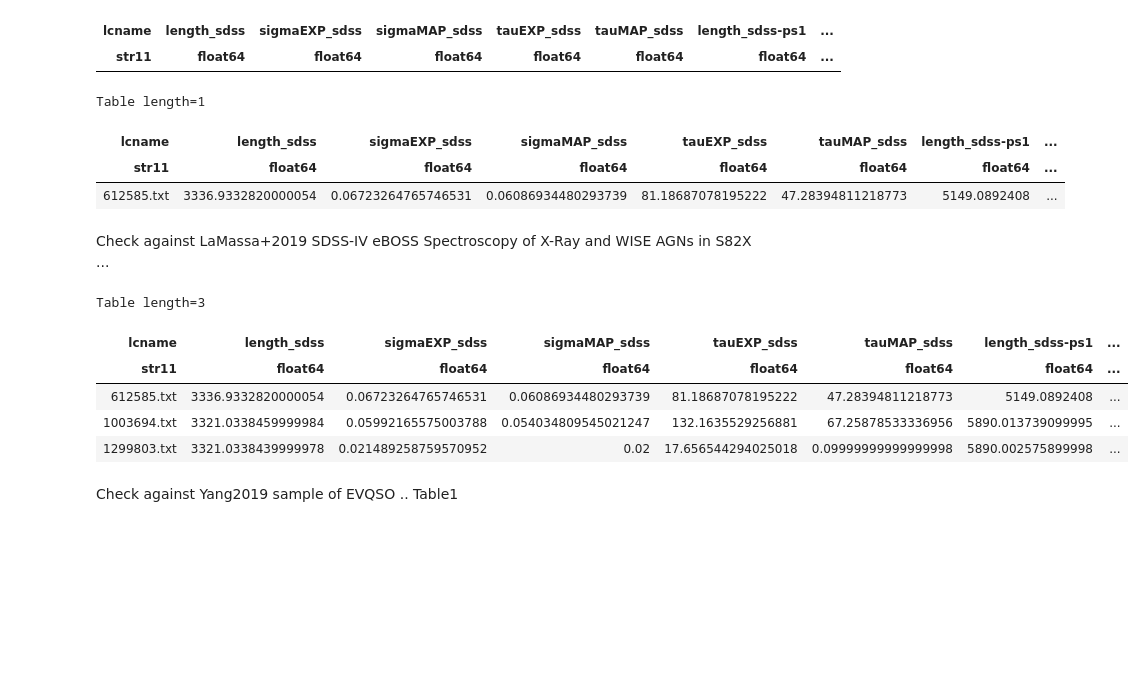
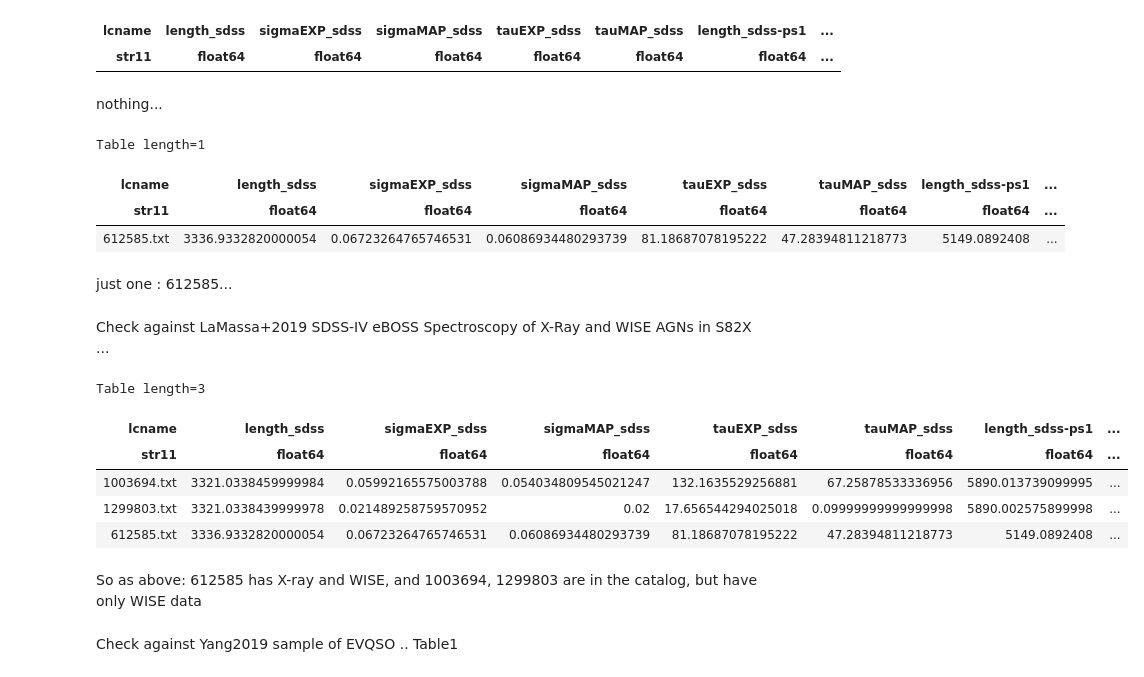
Before and after one commit to suberlak/PS1_SDSS_CRTS, a Jupyter notebook: code2/Explore_SDSS_PS1_lightcurves.ipynb, the cells around one changed output. Drawn from its saved outputs; the diff is of its cells as text; code cells hidden in the pictures; blank space fills up the shorter version.

```diff
--- a/code2/Explore_SDSS_PS1_lightcurves.ipynb
+++ b/code2/Explore_SDSS_PS1_lightcurves.ipynb
@@ -2021,6 +2176,8 @@ data_clqso_xmm1[m]
 Table length=0
 | lcname | length_sdss | sigmaEXP_sdss | sigmaMAP_sdss | tauEXP_sdss | tauMAP_sdss | length_sdss-ps1 | ... |
 | str11 | float64 | float64 | float64 | float64 | float64 | float64 | ... |
+# %% [markdown]
+nothing...
 # %%
 xmm2 = Table.read('/Users/chris/Downloads/XMM_multiwavelength_cat_ao13.fits',
                  format='fits')
@@ -2043,31 +2200,35 @@ Table length=1
 | lcname | length_sdss | sigmaEXP_sdss | sigmaMAP_sdss | tauEXP_sdss | tauMAP_sdss | length_sdss-ps1 | ... |
 | str11 | float64 | float64 | float64 | float64 | float64 | float64 | ... |
 | 612585.txt | 3336.9332820000054 | 0.06723264765746531 | 0.06086934480293739 | 81.18687078195222 | 47.28394811218773 | 5149.0892408 | ... |
+# %% [markdown]
+just one : 612585...
 # %% [markdown]
 Check against LaMassa+2019  SDSS-IV eBOSS Spectroscopy of X-Ray and WISE AGNs in S82X ...
 # %%
 s82x = Table.read('/Users/chris/Downloads/s82x_eboss_catalog_submitted.fits',
                   format='fits')
 
-cat1 = SkyCoord(ra=data_clqso['RA']*u.degree, dec=data_clqso['DEC']*u.degree)
+cat1 = SkyCoord(ra=d['RA']*u.degree, dec=d['DEC']*u.degree)
 cat2 = SkyCoord(ra=s82x['SDSS_RA']*u.degree,dec=s82x['SDSS_Dec']*u.degree,
                        frame='icrs')
 
 idx, sep2d, dist3d = cat1.match_to_catalog_sky(cat2)
 
-data_clqso_s82x= hstack([data_clqso,s82x[idx]])
+data_clqso_s82x= hstack([d,s82x[idx]])
 data_clqso_s82x['sep2d_asec'] = sep2d.arcsec
 
 # select those that have a match within eg. 10 asec ...
-m = data_clqso_s82x['sep2d_asec'] < 20
+m = data_clqso_s82x['sep2d_asec'] < 10
 data_clqso_s82x[m]
 # %% [output]
 Table length=3
 | lcname | length_sdss | sigmaEXP_sdss | sigmaMAP_sdss | tauEXP_sdss | tauMAP_sdss | length_sdss-ps1 | ... |
 | str11 | float64 | float64 | float64 | float64 | float64 | float64 | ... |
-| 612585.txt | 3336.9332820000054 | 0.06723264765746531 | 0.06086934480293739 | 81.18687078195222 | 47.28394811218773 | 5149.0892408 | ... |
 | 1003694.txt | 3321.0338459999984 | 0.05992165575003788 | 0.054034809545021247 | 132.1635529256881 | 67.25878533336956 | 5890.013739099995 | ... |
 | 1299803.txt | 3321.0338439999978 | 0.021489258759570952 | 0.02 | 17.656544294025018 | 0.09999999999999998 | 5890.002575899998 | ... |
+| 612585.txt | 3336.9332820000054 | 0.06723264765746531 | 0.06086934480293739 | 81.18687078195222 | 47.28394811218773 | 5149.0892408 | ... |
+# %% [markdown]
+So as above: 612585 has X-ray and WISE,  and 1003694,  1299803 are in the catalog, but have only WISE data
 # %% [markdown]
 Check against Yang2019 sample of EVQSO .. Table1
 # %% [markdown]
```
Also changed, not shown: parts of 57 cells of this notebook.
